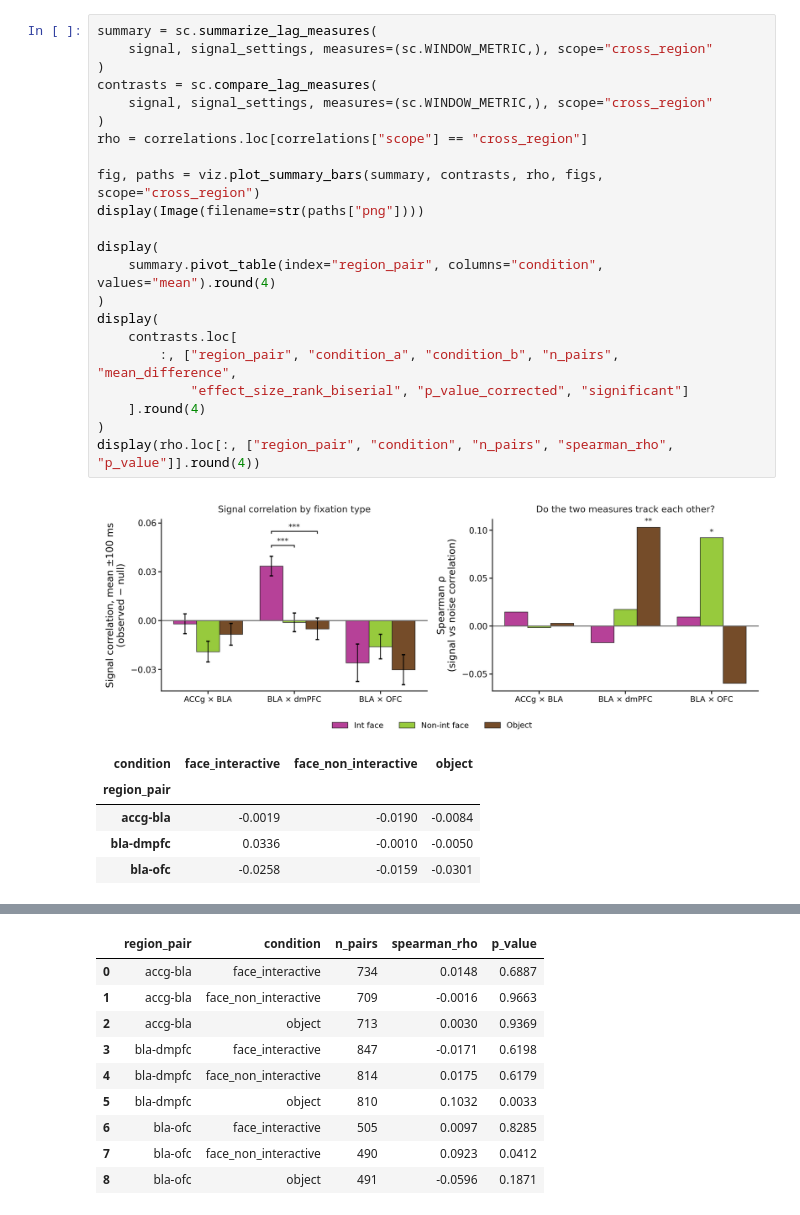
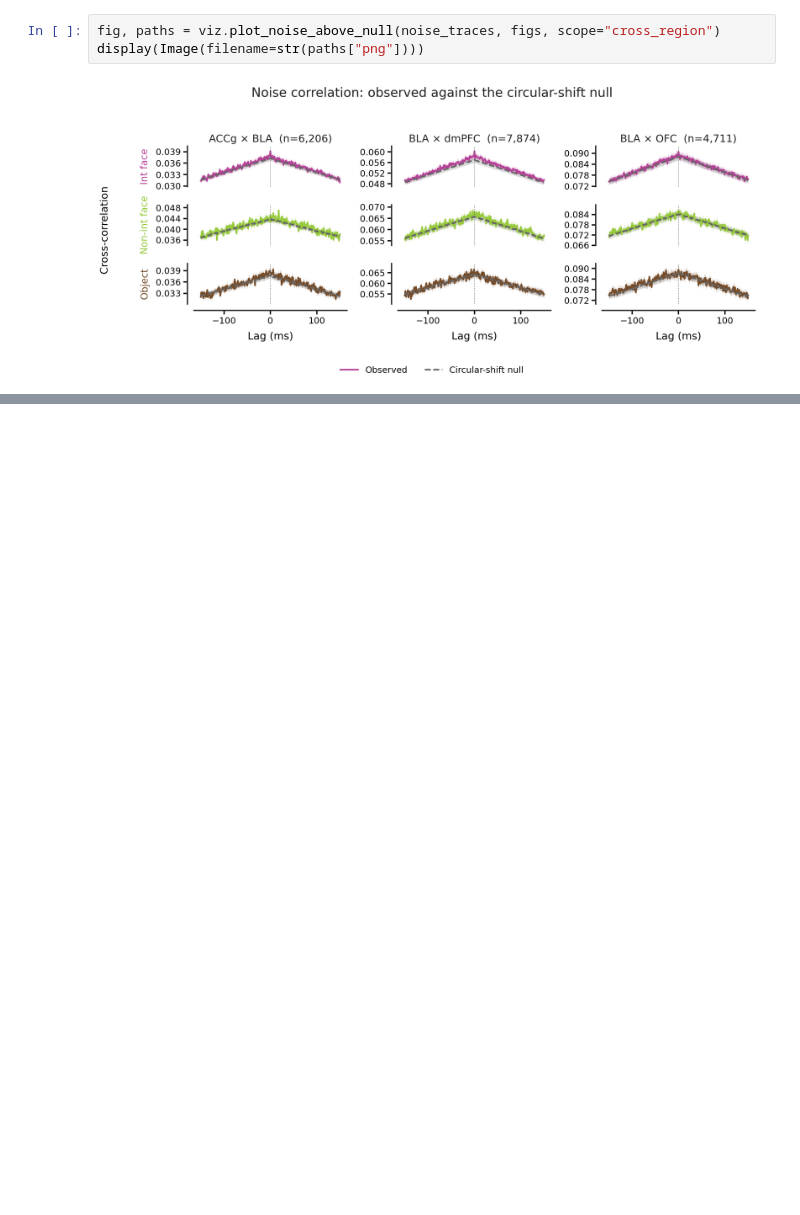
Before and after one commit to gprabaha/dal_monte_2022_analysis, a Jupyter notebook: notebooks/pair_correlation_overview/pair_correlation_overview.ipynb, the cells around one changed output, grey strips where cells are left out. Drawn from its saved outputs; the diff is of its cells as text; blank space fills up the shorter version.

```diff
--- a/notebooks/pair_correlation_overview/pair_correlation_overview.ipynb
+++ b/notebooks/pair_correlation_overview/pair_correlation_overview.ipynb
@@ -230,29 +374,5 @@ display(Image(filename=str(paths["png"])))
 # %%
-summary = sc.summarize_lag_measures(
-    signal, signal_settings, measures=(sc.WINDOW_METRIC,), scope="cross_region"
-)
-contrasts = sc.compare_lag_measures(
-    signal, signal_settings, measures=(sc.WINDOW_METRIC,), scope="cross_region"
-)
-rho = correlations.loc[correlations["scope"] == "cross_region"]
-
-fig, paths = viz.plot_summary_bars(summary, contrasts, rho, figs, scope="cross_region")
+fig, paths = viz.plot_noise_above_null(noise_traces, figs, scope="cross_region")
 display(Image(filename=str(paths["png"])))
-
-display(
-    summary.pivot_table(index="region_pair", columns="condition", values="mean").round(4)
-)
-display(
-    contrasts.loc[
-        :, ["region_pair", "condition_a", "condition_b", "n_pairs", "mean_difference",
-            "effect_size_rank_biserial", "p_value_corrected", "significant"]
-    ].round(4)
-)
-display(rho.loc[:, ["region_pair", "condition", "n_pairs", "spearman_rho", "p_value"]].round(4))
 # %% [output]
-[figure, old version]
+[figure, new version]
-| condition | face_interactive | face_non_interactive | object |
-| region_pair |  |  |  |
-| accg-bla | -0.0019 | -0.0190 | -0.0084 |
-| bla-dmpfc | 0.0336 | -0.0010 | -0.0050 |
-| bla-ofc | -0.0258 | -0.0159 | -0.0301 |
@@ -269,11 +379 @@ display(rho.loc[:, ["region_pair", "condition", "n_pairs", "spearman_rho", "p_va
-|  | region_pair | condition | n_pairs | spearman_rho | p_value |
-| 0 | accg-bla | face_interactive | 734 | 0.0148 | 0.6887 |
-| 1 | accg-bla | face_non_interactive | 709 | -0.0016 | 0.9663 |
-| 2 | accg-bla | object | 713 | 0.0030 | 0.9369 |
-| 3 | bla-dmpfc | face_interactive | 847 | -0.0171 | 0.6198 |
-| 4 | bla-dmpfc | face_non_interactive | 814 | 0.0175 | 0.6179 |
-| 5 | bla-dmpfc | object | 810 | 0.1032 | 0.0033 |
-| 6 | bla-ofc | face_interactive | 505 | 0.0097 | 0.8285 |
-| 7 | bla-ofc | face_non_interactive | 490 | 0.0923 | 0.0412 |
-| 8 | bla-ofc | object | 491 | -0.0596 | 0.1871 |
 # %% [markdown]
```
Also changed, not shown: parts of 21 cells of this notebook, 5 other files.
